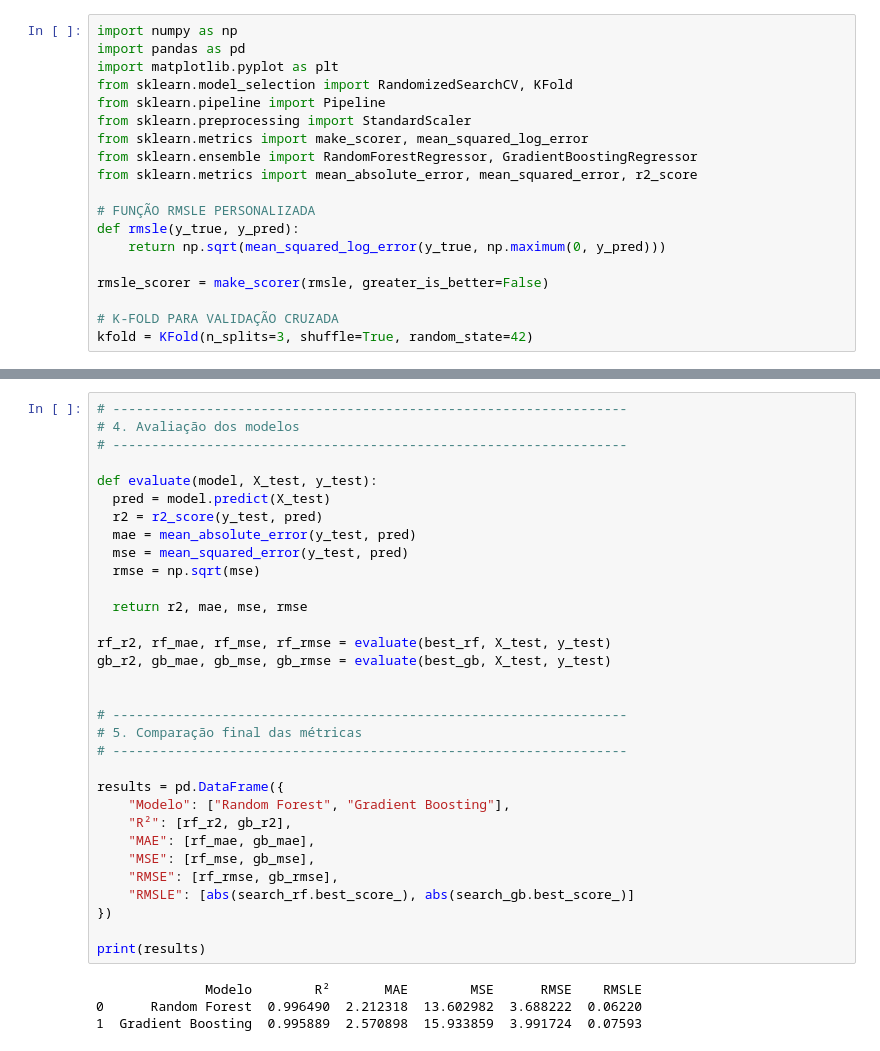
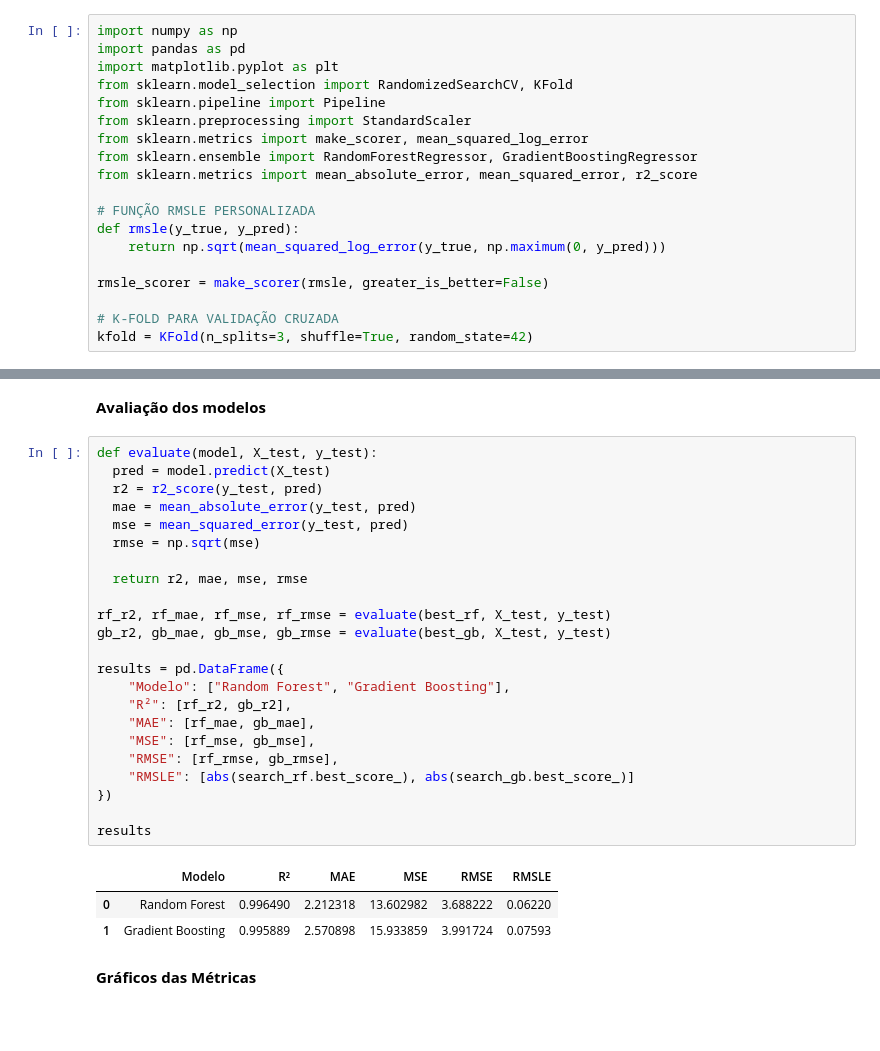
Before and after one commit to hugoaledi/kaggle-predict-calorie-expenditure, a Jupyter notebook: kaggle-predict-calorie-expenditure.ipynb, the cells around one changed output, grey strips where cells are left out. Cells and saved outputs as stored; diff of their text form; blank space fills up the shorter version.

Commit message:
Fix execution counts in Jupyter notebook cells and improve markdown formatting for model evaluation sections

```diff
--- a/kaggle-predict-calorie-expenditure.ipynb
+++ b/kaggle-predict-calorie-expenditure.ipynb
@@ -465,40 +469,35 @@ MELHOR MODELO - GRADIENT BOOSTING (OTIMIZADO)
 Best RMSLE: 0.0759303415552751
 Best Params: {'regressor__subsample': 0.8, 'regressor__n_estimators': 300, 'regressor__max_features': 'log2', 'regressor__max_depth': 4, 'regressor__learning_rate': 0.1}
 =====================================
+# %% [markdown]
+**Avaliação dos modelos**
 # %%
-# ------------------------------------------------------------------
-# 4. Avaliação dos modelos
-# ------------------------------------------------------------------
-
 def evaluate(model, X_test, y_test):
   pred = model.predict(X_test)
   r2 = r2_score(y_test, pred)
   mae = mean_absolute_error(y_test, pred)
   mse = mean_squared_error(y_test, pred)
   rmse = np.sqrt(mse)
 
   return r2, mae, mse, rmse
 
 rf_r2, rf_mae, rf_mse, rf_rmse = evaluate(best_rf, X_test, y_test)
 gb_r2, gb_mae, gb_mse, gb_rmse = evaluate(best_gb, X_test, y_test)
 
-
-# ------------------------------------------------------------------
-# 5. Comparação final das métricas
-# ------------------------------------------------------------------
-
 results = pd.DataFrame({
     "Modelo": ["Random Forest", "Gradient Boosting"],
     "R²": [rf_r2, gb_r2],
     "MAE": [rf_mae, gb_mae],
     "MSE": [rf_mse, gb_mse],
     "RMSE": [rf_rmse, gb_rmse],
     "RMSLE": [abs(search_rf.best_score_), abs(search_gb.best_score_)]
 })
 
-print(results)
+results
 # %% [output]
-              Modelo        R²       MAE        MSE      RMSE    RMSLE
-0      Random Forest  0.996490  2.212318  13.602982  3.688222  0.06220
-1  Gradient Boosting  0.995889  2.570898  15.933859  3.991724  0.07593
+|  | Modelo | R² | MAE | MSE | RMSE | RMSLE |
+| 0 | Random Forest | 0.996490 | 2.212318 | 13.602982 | 3.688222 | 0.06220 |
+| 1 | Gradient Boosting | 0.995889 | 2.570898 | 15.933859 | 3.991724 | 0.07593 |
+# %% [markdown]
+**Gráficos das Métricas**
 # %%
```
Also changed, not shown: parts of 7 cells of this notebook.
